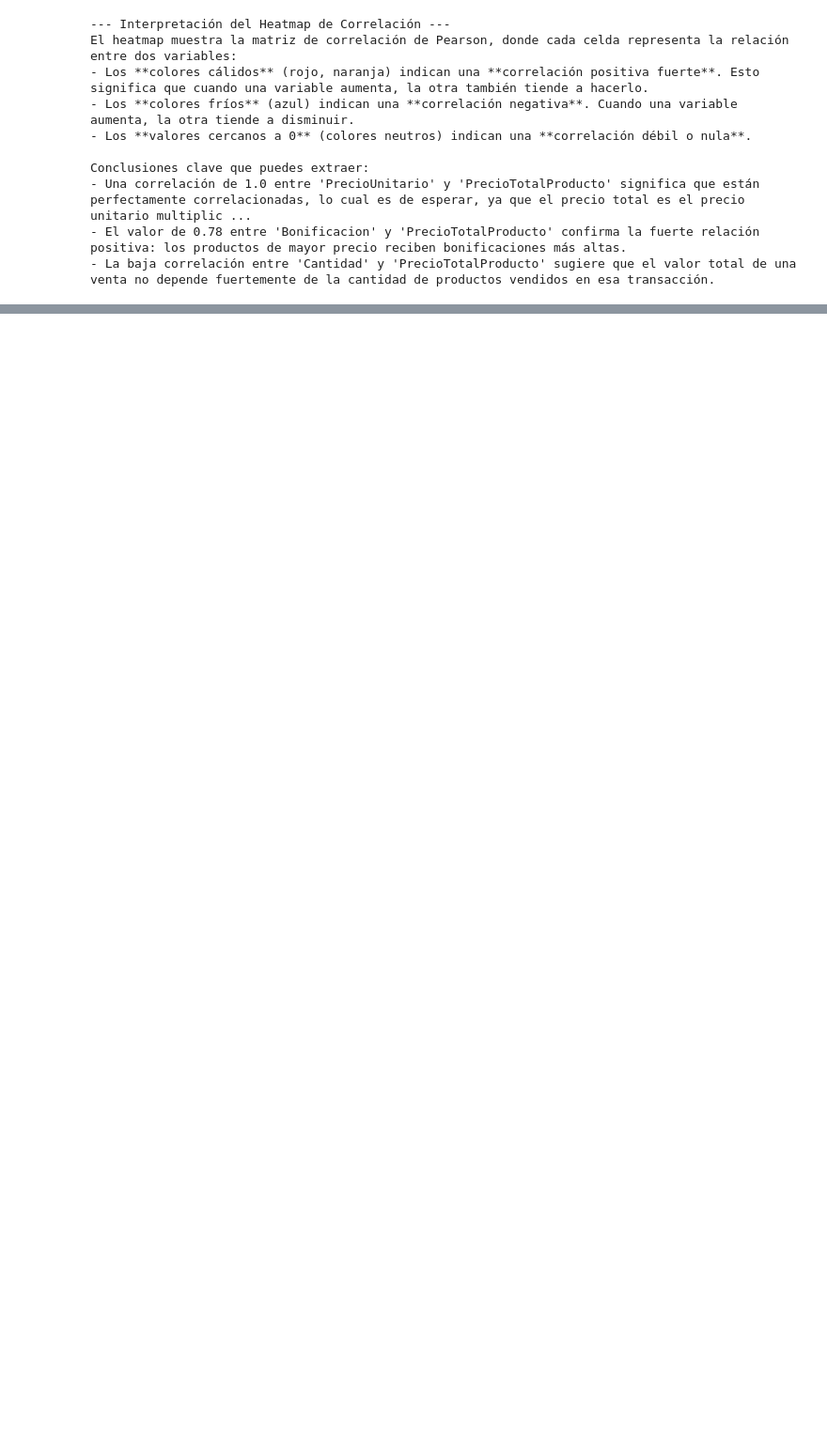
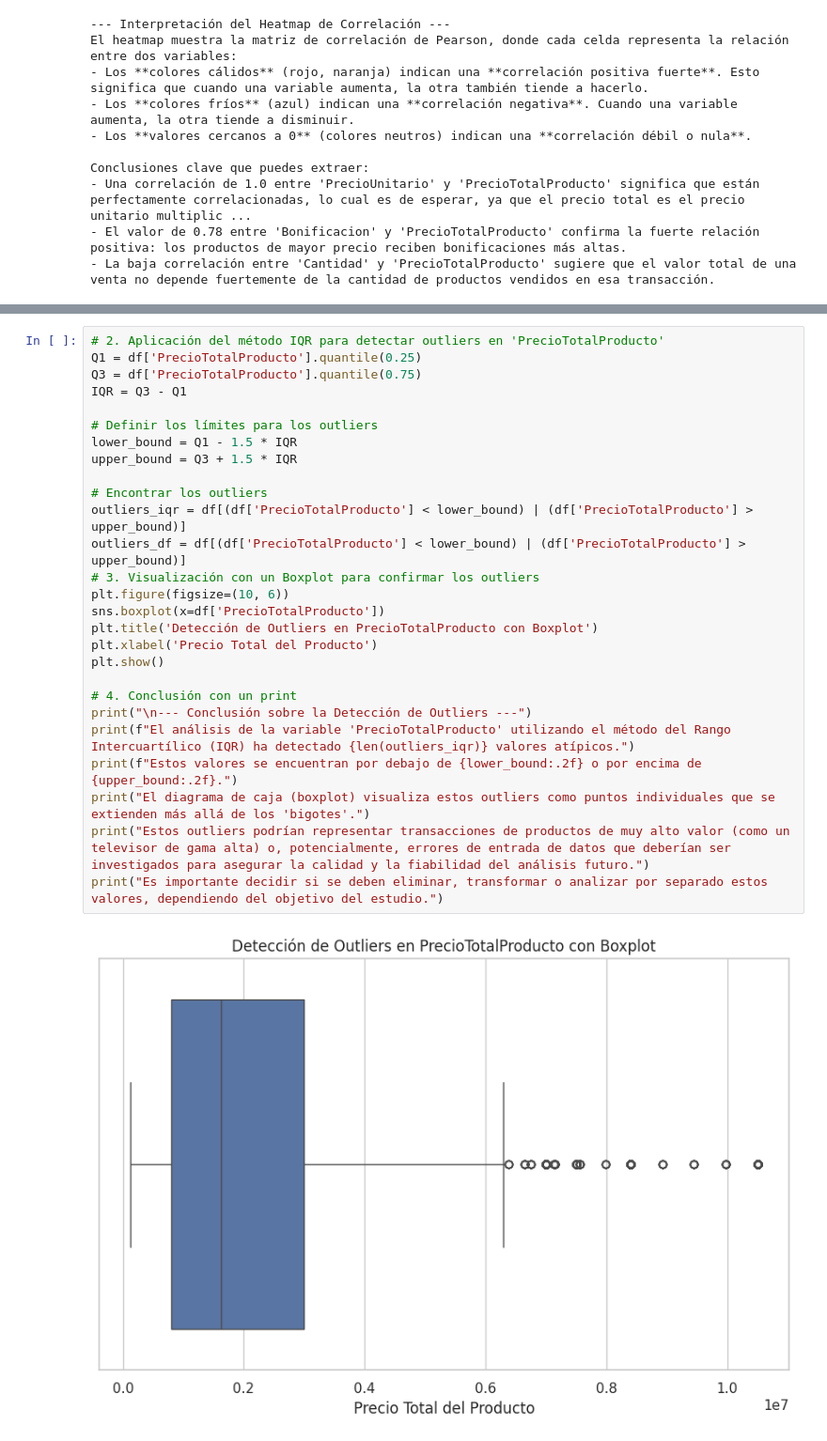
Before and after one commit to andresmd81/DataScience, a Jupyter notebook: ProyectoDS_Parte1_DiazAndres.ipynb, the cells around one changed output, grey strips where cells are left out. Shown: that part at 94% size. Cells and saved outputs as stored; diff of their text form; blank space fills up the shorter version.

```diff
--- a/ProyectoDS_Parte1_DiazAndres.ipynb
+++ b/ProyectoDS_Parte1_DiazAndres.ipynb
@@ -281,0 +292,29 @@ Conclusiones clave que puedes extraer:
+# %%
+# 2. Aplicación del método IQR para detectar outliers en 'PrecioTotalProducto'
+Q1 = df['PrecioTotalProducto'].quantile(0.25)
+Q3 = df['PrecioTotalProducto'].quantile(0.75)
+IQR = Q3 - Q1
+
+# Definir los límites para los outliers
+lower_bound = Q1 - 1.5 * IQR
+upper_bound = Q3 + 1.5 * IQR
+
+# Encontrar los outliers
+outliers_iqr = df[(df['PrecioTotalProducto'] < lower_bound) | (df['PrecioTotalProducto'] > upper_bound)]
+outliers_df = df[(df['PrecioTotalProducto'] < lower_bound) | (df['PrecioTotalProducto'] > upper_bound)]
+# 3. Visualización con un Boxplot para confirmar los outliers
+plt.figure(figsize=(10, 6))
+sns.boxplot(x=df['PrecioTotalProducto'])
+plt.title('Detección de Outliers en PrecioTotalProducto con Boxplot')
+plt.xlabel('Precio Total del Producto')
+plt.show()
+
+# 4. Conclusión con un print
+print("\n--- Conclusión sobre la Detección de Outliers ---")
+print(f"El análisis de la variable 'PrecioTotalProducto' utilizando el método del Rango Intercuartílico (IQR) ha detectado {len(outliers_iqr)} valores atípicos.")
+print(f"Estos valores se encuentran por debajo de {lower_bound:.2f} o por encima de {upper_bound:.2f}.")
+print("El diagrama de caja (boxplot) visualiza estos outliers como puntos individuales que se extienden más allá de los 'bigotes'.")
+print("Estos outliers podrían representar transacciones de productos de muy alto valor (como un televisor de gama alta) o, potencialmente, errores de entrada de datos que deberían ser investigados para asegurar la calidad y la fiabilidad del análisis futuro.")
+print("Es importante decidir si se deben eliminar, transformar o analizar por separado estos valores, dependiendo del objetivo del estudio.")
+# %% [output]
+[figure, added]
```
Also changed, not shown: parts of 6 cells of this notebook.
